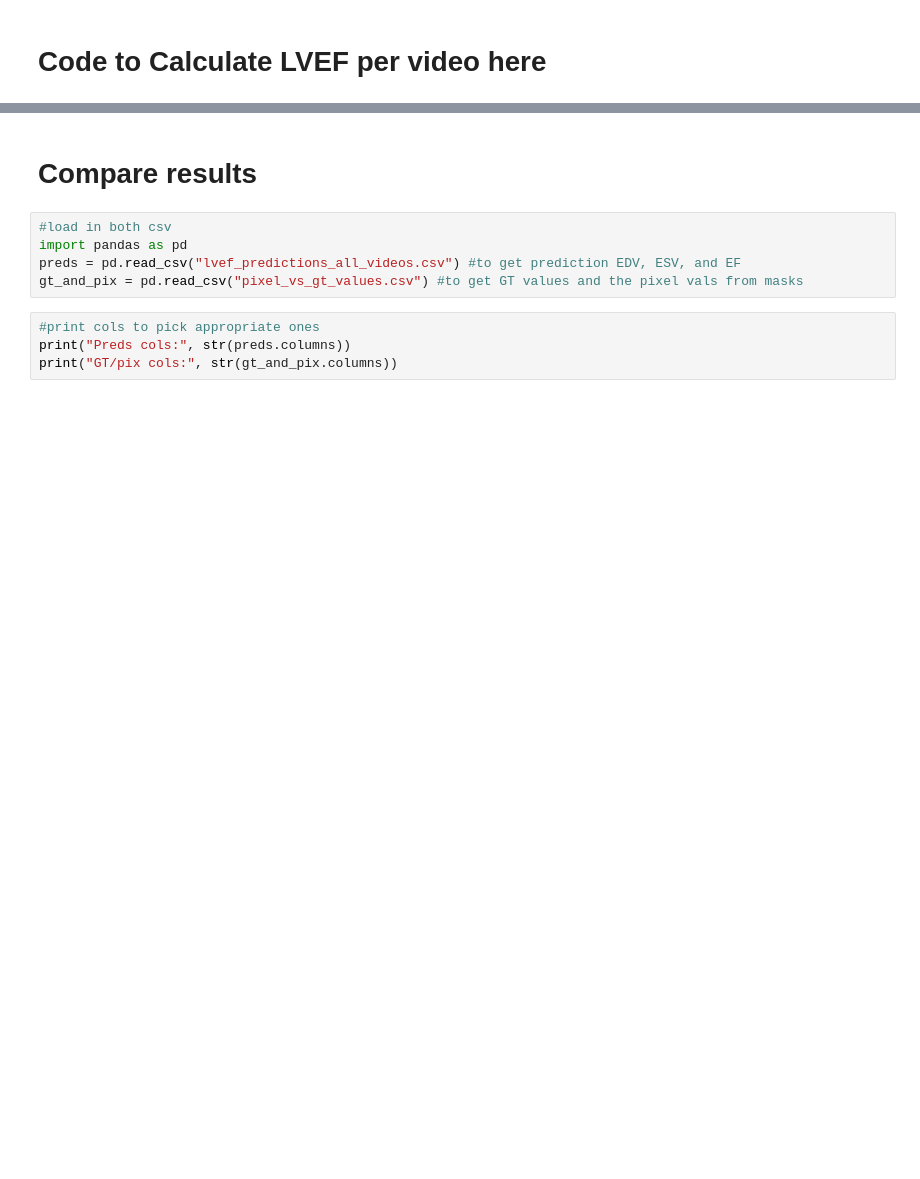
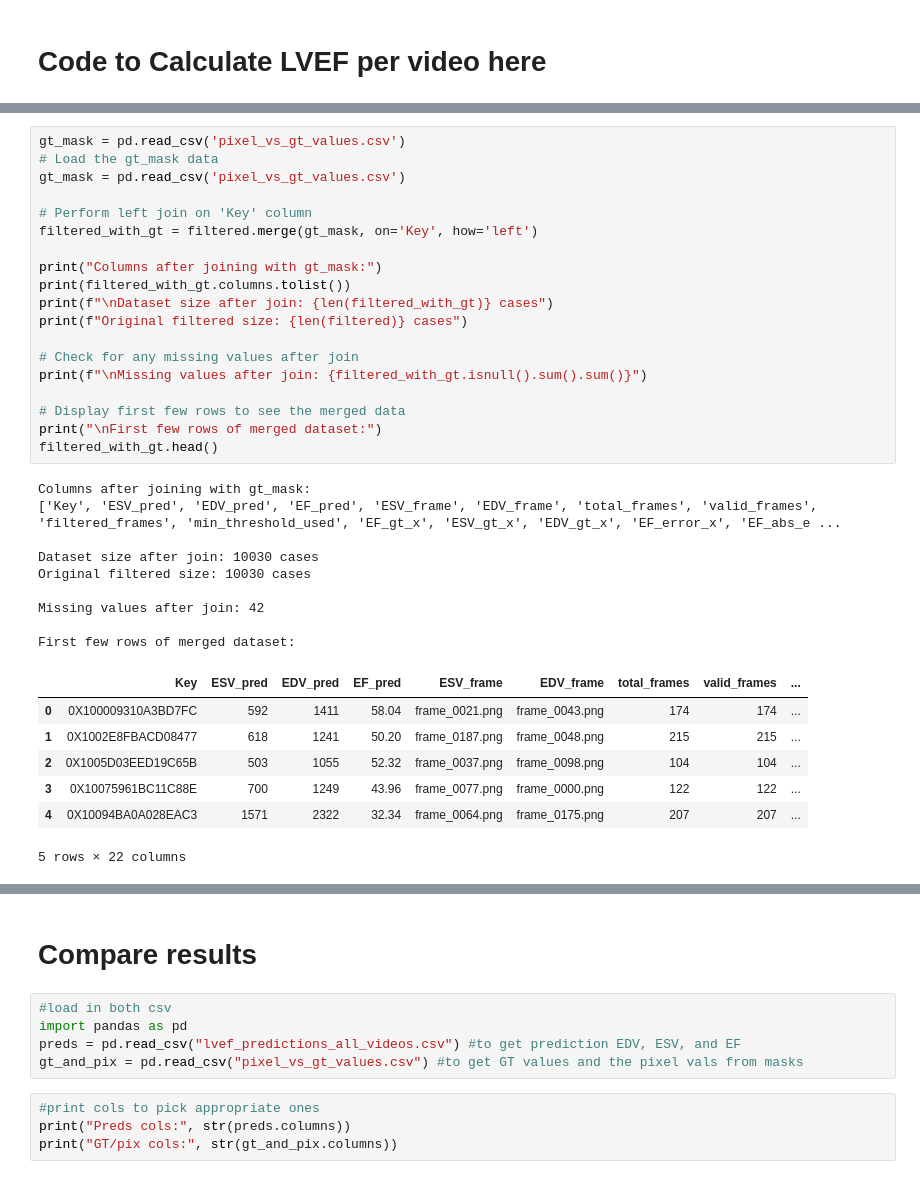
Before and after one commit to nrsjun/MachineLearning-LVEF-31005-, a Jupyter notebook: task3_measure_lvef.ipynb, the cells around one changed output, grey strips where cells are left out. Cells and saved outputs as stored; diff of their text form; blank space fills up the shorter version.

```diff
--- a/task3_measure_lvef.ipynb
+++ b/task3_measure_lvef.ipynb
@@ -638,0 +765,36 @@ Sample results:
+# %%
+gt_mask = pd.read_csv('pixel_vs_gt_values.csv')
+# Load the gt_mask data
+gt_mask = pd.read_csv('pixel_vs_gt_values.csv')
+
+# Perform left join on 'Key' column
+filtered_with_gt = filtered.merge(gt_mask, on='Key', how='left')
+
+print("Columns after joining with gt_mask:")
+print(filtered_with_gt.columns.tolist())
+print(f"\nDataset size after join: {len(filtered_with_gt)} cases")
+print(f"Original filtered size: {len(filtered)} cases")
+
+# Check for any missing values after join
+print(f"\nMissing values after join: {filtered_with_gt.isnull().sum().sum()}")
+
+# Display first few rows to see the merged data
+print("\nFirst few rows of merged dataset:")
+filtered_with_gt.head()
+# %% [output]
+Columns after joining with gt_mask:
+['Key', 'ESV_pred', 'EDV_pred', 'EF_pred', 'ESV_frame', 'EDV_frame', 'total_frames', 'valid_frames', 'filtered_frames', 'min_threshold_used', 'EF_gt_x', 'ESV_gt_x', 'EDV_gt_x', 'EF_error_x', 'EF_abs_e ...
+
+Dataset size after join: 10030 cases
+Original filtered size: 10030 cases
+
+Missing values after join: 42
+
+First few rows of merged dataset:
+|  | Key | ESV_pred | EDV_pred | EF_pred | ESV_frame | EDV_frame | total_frames | valid_frames | ... |
+| 0 | 0X100009310A3BD7FC | 592 | 1411 | 58.04 | frame_0021.png | frame_0043.png | 174 | 174 | ... |
+| 1 | 0X1002E8FBACD08477 | 618 | 1241 | 50.20 | frame_0187.png | frame_0048.png | 215 | 215 | ... |
+| 2 | 0X1005D03EED19C65B | 503 | 1055 | 52.32 | frame_0037.png | frame_0098.png | 104 | 104 | ... |
+| 3 | 0X10075961BC11C88E | 700 | 1249 | 43.96 | frame_0077.png | frame_0000.png | 122 | 122 | ... |
+| 4 | 0X10094BA0A028EAC3 | 1571 | 2322 | 32.34 | frame_0064.png | frame_0175.png | 207 | 207 | ... |
+5 rows × 22 columns
```
Also changed, not shown: parts of 20 cells of this notebook, 1 other file.
